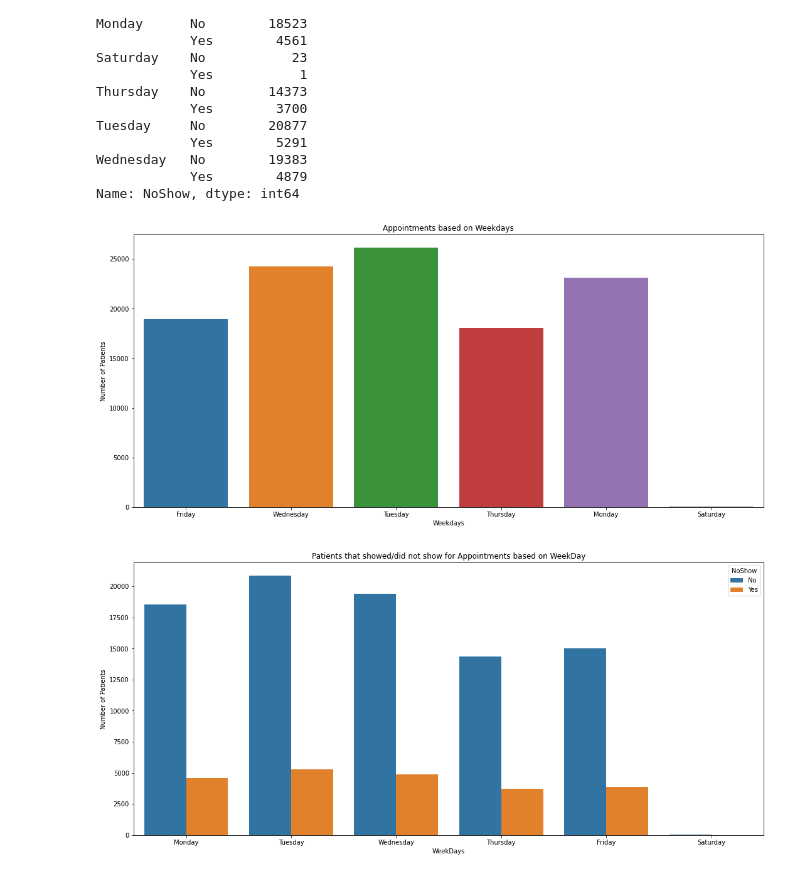
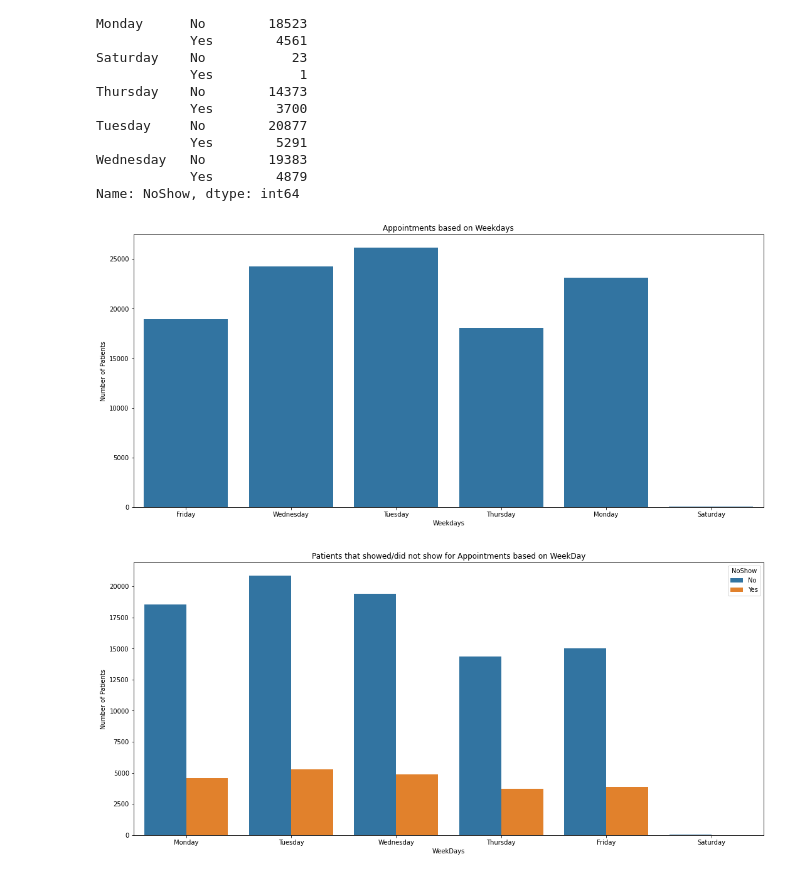
Before and after one commit to tubekx/no-show-appointments, a Jupyter notebook: NoShow_Appointments.ipynb, the cells around one changed output. Saved outputs shown, nothing was run; the diff lists cells and outputs as text; code cells hidden in the pictures.

```diff
--- a/NoShow_Appointments.ipynb
+++ b/NoShow_Appointments.ipynb
@@ -780,7 +780,8 @@ A chart of the neighbourhoods based on the number of patients
 # %%
 plt.figure(figsize = (18, 8))
 plt.xticks(rotation = 90)
-ax = sns.countplot(x = df['Neighbourhood'])
+baseColor = sns.color_palette()[0]
+ax = sns.countplot(x = df['Neighbourhood'], color = baseColor)
 plt.title('Appointments based on Neighbourhood')
 plt.xlabel('Neighbourhoods')
 plt.ylabel('Number of Patients')
@@ -886,13 +889,13 @@ Wednesday   No        19383
 Name: NoShow, dtype: int64
 # %%
 plt.figure(figsize = (18, 8))
-ax = sns.countplot(x = df['AppWeekDay'])
+ax = sns.countplot(x = df['AppWeekDay'], color = baseColor)
 plt.title('Appointments based on Weekdays')
 plt.xlabel('Weekdays')
 plt.ylabel('Number of Patients')
 plt.show()
 # %% [output]
-[figure, old version]
+[figure, new version]
 # %%
 daysOfWeeks = ['Monday', 'Tuesday', 'Wednesday', 'Thursday', 'Friday', 'Saturday']
 plt.figure(figsize = (18, 8))
```
Also changed, not shown: parts of 3 cells of this notebook.
